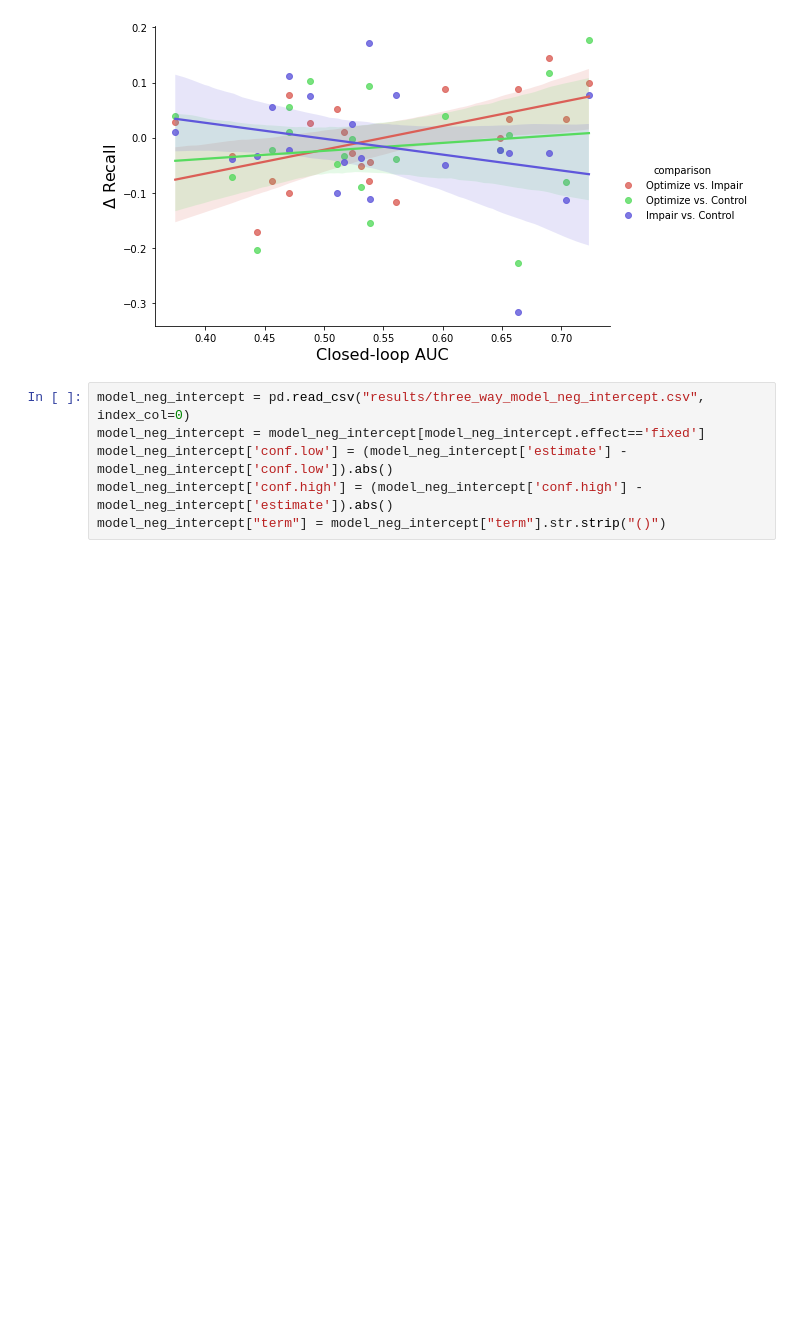
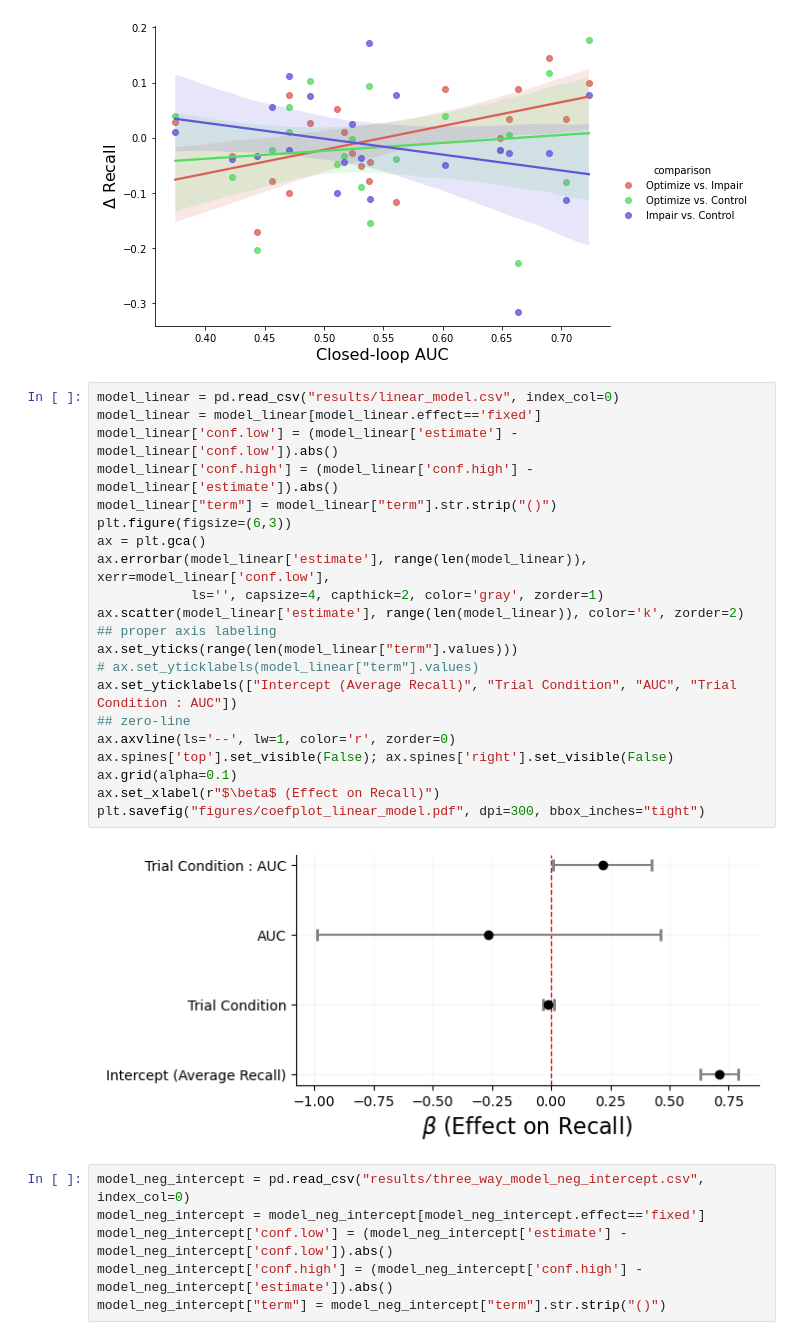
Before and after one commit to pennmem/optimizing-memory, a Jupyter notebook: optimize-memory-main.ipynb, the cells around one changed output. Drawn from its saved outputs; the diff is of its cells as text; blank space fills up the shorter version.

```diff
--- a/optimize-memory-main.ipynb
+++ b/optimize-memory-main.ipynb
@@ -498,6 +498,29 @@ ax.set_xlabel("Closed-loop AUC")
 plt.savefig("figures/AUC_recall_correlation.pdf", dpi=300, bbox_inches="tight")
 # %% [output]
 [figure]
+# %%
+model_linear = pd.read_csv("results/linear_model.csv", index_col=0)
+model_linear = model_linear[model_linear.effect=='fixed']
+model_linear['conf.low'] = (model_linear['estimate'] - model_linear['conf.low']).abs()
+model_linear['conf.high'] = (model_linear['conf.high'] - model_linear['estimate']).abs()
+model_linear["term"] = model_linear["term"].str.strip("()")
+plt.figure(figsize=(6,3))
+ax = plt.gca()
+ax.errorbar(model_linear['estimate'], range(len(model_linear)), xerr=model_linear['conf.low'],
+            ls='', capsize=4, capthick=2, color='gray', zorder=1)
+ax.scatter(model_linear['estimate'], range(len(model_linear)), color='k', zorder=2)
+## proper axis labeling
+ax.set_yticks(range(len(model_linear["term"].values)))
+# ax.set_yticklabels(model_linear["term"].values)
+ax.set_yticklabels(["Intercept (Average Recall)", "Trial Condition", "AUC", "Trial Condition : AUC"])
+## zero-line
+ax.axvline(ls='--', lw=1, color='r', zorder=0)
+ax.spines['top'].set_visible(False); ax.spines['right'].set_visible(False)
+ax.grid(alpha=0.1)
+ax.set_xlabel(r"$\beta$ (Effect on Recall)")
+plt.savefig("figures/coefplot_linear_model.pdf", dpi=300, bbox_inches="tight")
+# %% [output]
+[figure, added]
 # %%
 model_neg_intercept = pd.read_csv("results/three_way_model_neg_intercept.csv", index_col=0)
 model_neg_intercept = model_neg_intercept[model_neg_intercept.effect=='fixed']
```
Also changed, not shown: parts of 2 cells of this notebook, 1 other file.
